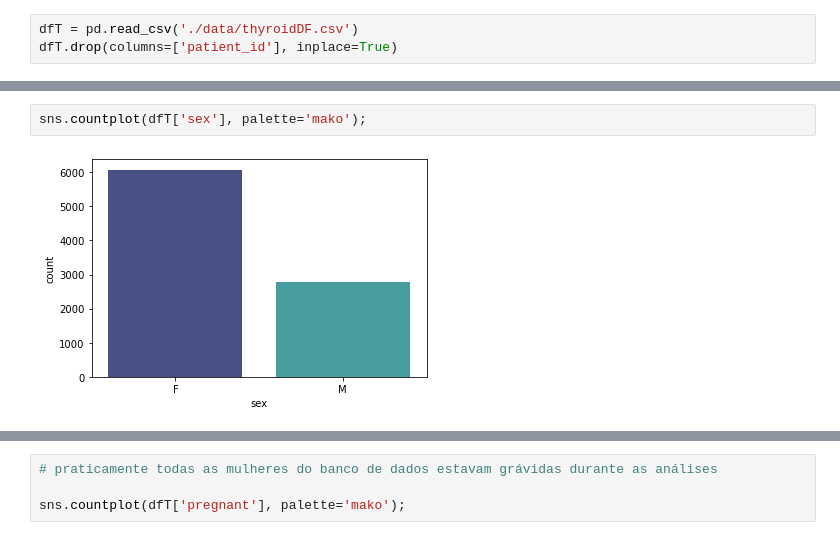
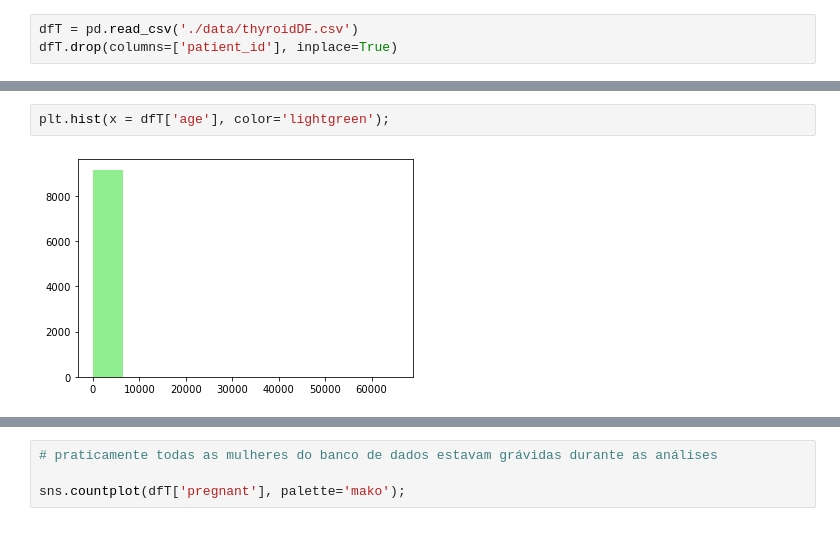
Before and after one commit to cantaruttim/Thyroid_Disease, a Jupyter notebook: Tyreoid Disease.ipynb, the cells around one changed output, grey strips where cells are left out. Cells and saved outputs as stored; diff of their text form.

```diff
--- a/Tyreoid Disease.ipynb
+++ b/Tyreoid Disease.ipynb
@@ -15,4 +15,4 @@ sns.histplot(dfT['age'], kde=True, palette='mako');
-# %%
-sns.countplot(dfT['sex'], palette='mako');
-# %% [output]
-[figure, removed]
+# %%
+plt.hist(x = dfT['age'], color='lightgreen');
+# %% [output]
+[figure, added]
```
Also changed, not shown: parts of 14 cells of this notebook.
